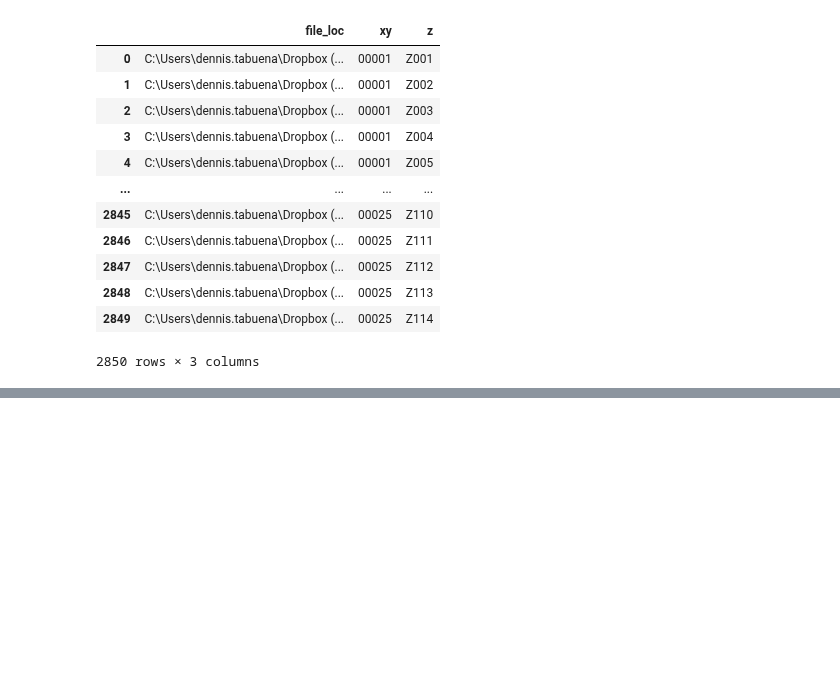
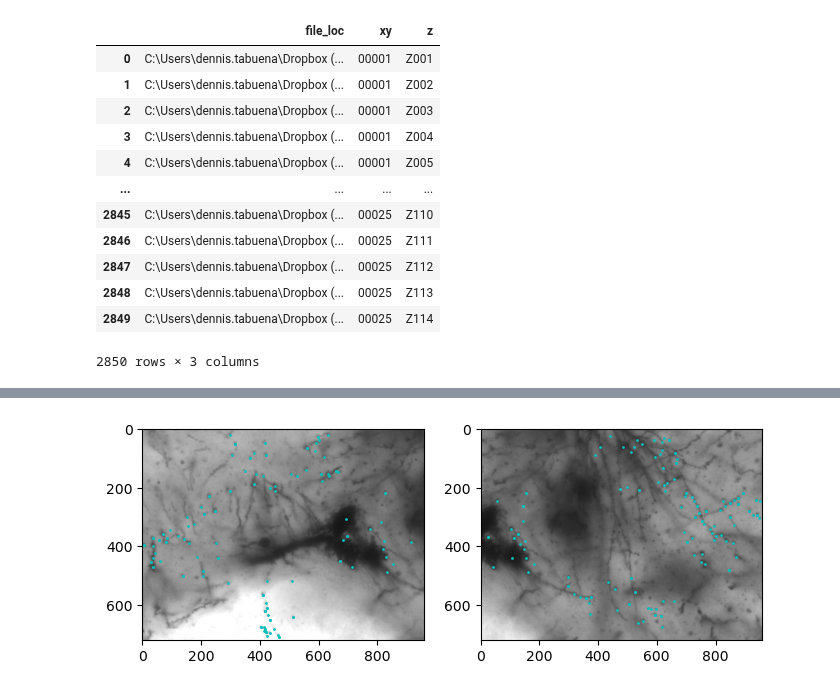
Before and after one commit to dtabuena/Workshop, a Jupyter notebook: Image/Test_Stitch.ipynb, the cells around one changed output, grey strips where cells are left out. Cells and saved outputs as stored; diff of their text form; code cells hidden in the pictures; blank space fills up the shorter version.

```diff
--- a/Image/Test_Stitch.ipynb
+++ b/Image/Test_Stitch.ipynb
@@ -71,4 +83,12 @@ NameError: name 'image_data_list_sorted' is not defined
 # %%
 ##
 image1 = image_data_list_sorted[2]
-image2 = image_data_list_sorted[1]
+image2 = image_data_list_sorted[3]
+# %%
+def mpl_draw_keypoints(keypoints,img,ax=None):
+    if ax is None:
+        fig,ax=plt.subplots(1)
+    ax.imshow(img)
+    for k in keypoints:
+        ax.scatter(k.pt[0],k.pt[1],s=1,color='c')
+    return None
@@ -75,7 +114,14 @@ image2 = image_data_list_sorted[1]
 # %%
 # Initialize the SIFT feature detector and extractor
 sift = cv2.SIFT_create( )
 
 # Detect keypoints and compute descriptors for both images
-keypoints1, descriptors1 = sift.detectAndCompute(image1, None)
-keypoints2, descriptors2 = sift.detectAndCompute(image2, None)
+keypoints1, descriptors1 = sift.detectAndCompute(image1, mask)
+keypoints2, descriptors2 = sift.detectAndCompute(image2, mask)
+
+
+fig,ax=plt.subplots(1,2,figsize=(8,4))
+mpl_draw_keypoints(keypoints1,image1,ax[0])
+mpl_draw_keypoints(keypoints2,image2,ax[1])
+# %% [output]
+[figure, added]
```
Also changed, not shown: parts of 10 cells of this notebook.
